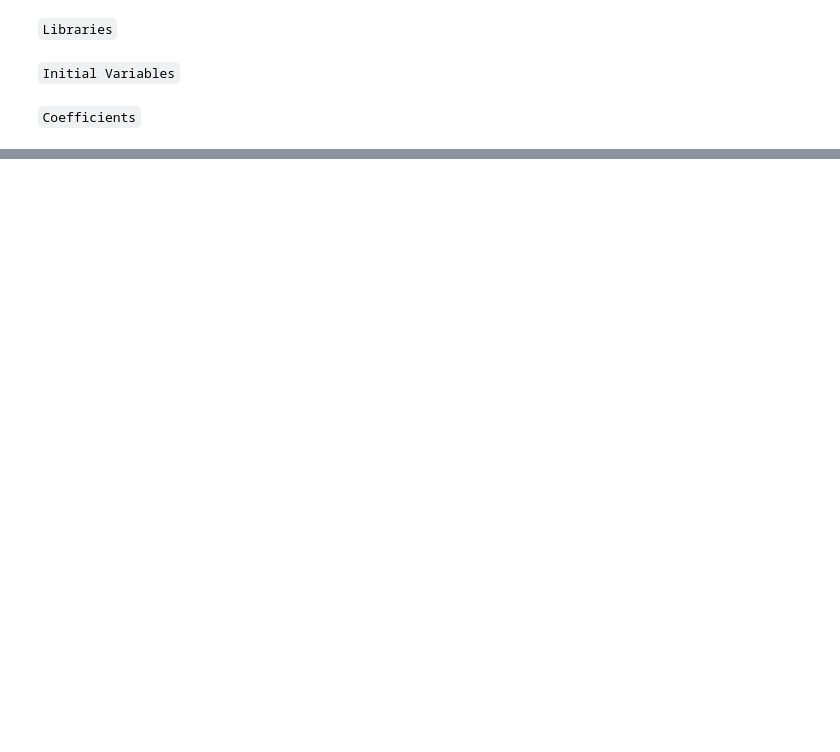
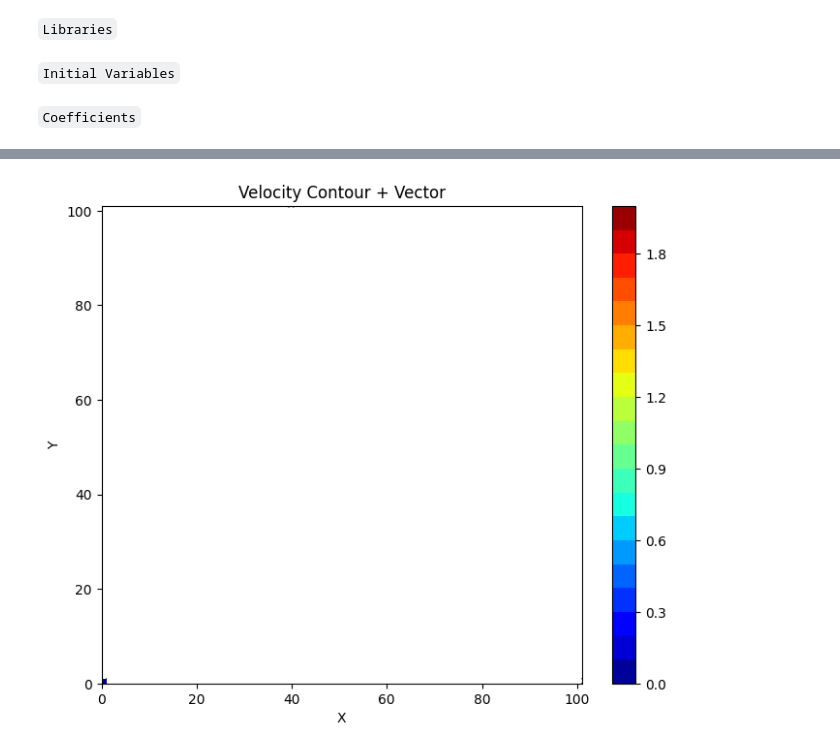
Before and after one commit to VardanMittal/Computational-Fluid-Dynamics, a Jupyter notebook: Projects/Project4/main.ipynb, the cells around one changed output, grey strips where cells are left out. Saved outputs shown, nothing was run; the diff lists cells and outputs as text; code cells hidden in the pictures; blank space fills up the shorter version.

```diff
--- a/Projects/Project4/main.ipynb
+++ b/Projects/Project4/main.ipynb
@@ -571,0 +37,5 @@ IndexError: index 100 is out of bounds for axis 0 with size 100
+# %%
+u,v,p = [],[],[]
+u.append(u_dash)
+v.append(v_dash)
+p.append(p_dash)
@@ -571,0 +69,31 @@ IndexError: index 100 is out of bounds for axis 0 with size 100
+# %%
+def u_predictor(u_star, v_star):
+    u_prime = np.zeros([Ny+2, Nx+2])
+    for i in range(2, Nx+1):
+        for j in range(1, Ny+1):
+            ue = 0.5*(u_star[j, i+1] + u_star[j, i])
+            uw = 0.5*(u_star[j, i] + u_star[j, i-1])
+            un = 0.5*(u_star[j, i] + u_star[j+1, i])
+            us = 0.5*(u_star[j, i] + u_star[j-1, i])
+            vn = 0.5*(v_star[j+1, i] + v_star[j+1, i-1])
+            vs = 0.5*(v_star[j, i] + v_star[j, i-1])
+            conv = -(ue*ue - uw*uw)/dx - (un*vn - us*vs)/dy
+            diff = nu*((u_star[j, i+1] - 2*u_star[j, i] + u_star[j, i-1])/(dx*dx) + (u_star[j+1, i] - 2*u_star[j, i] + u_star[j-1, i])/(dy*dy))
+            u_prime[j, i] = (conv + diff)*dt + u_star[j, i]
+    return u_prime
+
+def v_predictor(u_star,v_star):
+    v_prime = np.zeros([Ny+2, Nx+2])
+    for i in range(1, Nx+1):
+        for j in range(2, Ny+1):
+            ve = 0.5*(v_star[j, i] + v_star[j, i+1])
+            vw = 0.5*(v_star[j, i] + v_star[j, i-1])
+            vn = 0.5*(v_star[j, i] + v_star[j+1, i])
+            vs = 0.5*(v_star[j, i] + v_star[j-1, i])
+            uw = 0.5*(u_star[j, i] + u_star[j-1, i])
+            ue= 0.5*(u_star[j, i+1] + u_star[j-1, i+1])
+            conv = -(ue*ve - uw*vw)/dx - (vn*vn - vs*vs)/dy
+            diff = nu*((v_star[j, i+1] - 2*v_star[j, i] + v_star[j, i-1])/(dx*dx) + (v_star[j+1, i] - 2*v_star[j, i] + v_star[j-1, i])/(dy*dy))
+            v_prime[j, i] = (conv + diff)*dt + v_star[j, i]
+    print("one")
+    return v_prime
@@ -571,0 +161,11 @@ IndexError: index 100 is out of bounds for axis 0 with size 100
+# %%
+width = 8
+frame = -1
+fig, ax = plt.subplots(figsize = (width, width*0.8))
+cont = ax.contourf(np.sqrt(u[-1]**2 + v[-1]**2), cmap = plt.cm.jet, levels = 20)
+ax.quiver(u[frame], v[frame], scale=5)
+plt.colorbar(cont, ax=ax)
+ax.set(xlabel = 'X', ylabel = 'Y', title = 'Velocity Contour + Vector')
+plt.show()
+# %% [output]
+[figure, added]
```
Also changed, not shown: parts of 21 cells of this notebook, 6 other files.
